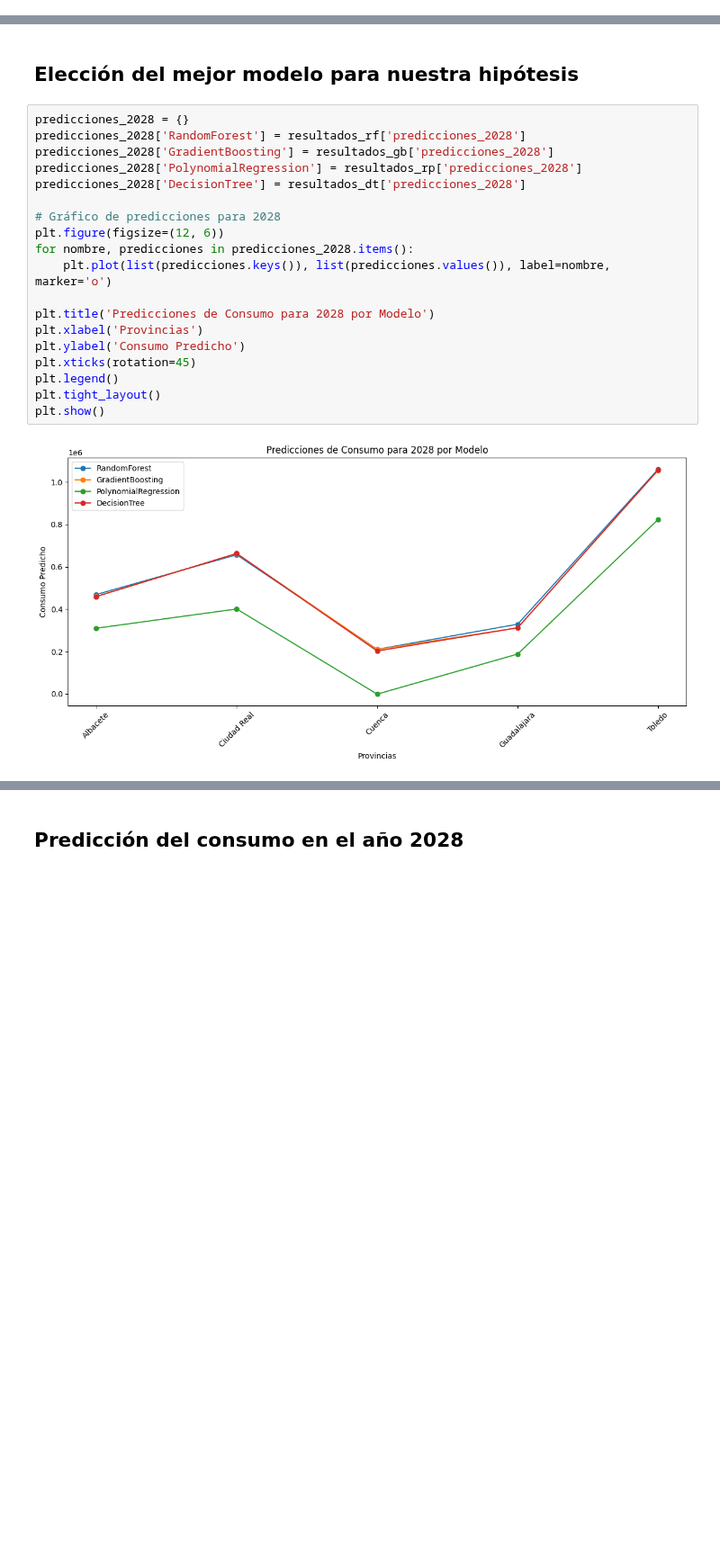
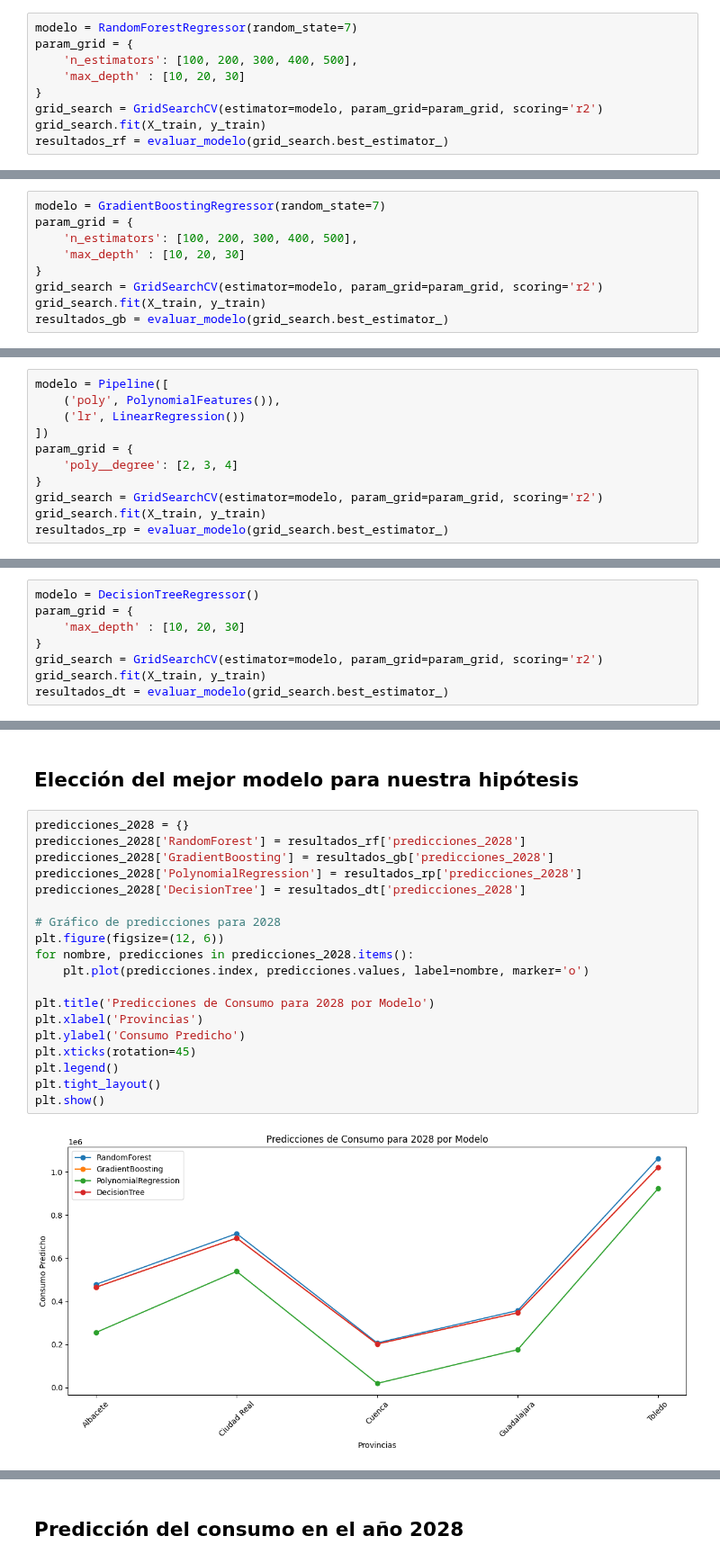
Before and after one commit to elena-17/DataMining-24-25, a Jupyter notebook: src/modeling/h5_modeling.ipynb, the cells around one changed output, grey strips where cells are left out. Shown at 90% size. Drawn from its saved outputs; the diff is of its cells as text; blank space fills up the shorter version.

```diff
--- a/src/modeling/h5_modeling.ipynb
+++ b/src/modeling/h5_modeling.ipynb
@@ -132,0 +120,9 @@ R-squared Score: 0.9894941062035013
+# %%
+modelo = RandomForestRegressor(random_state=7)
+param_grid = {
+    'n_estimators': [100, 200, 300, 400, 500],
+    'max_depth' : [10, 20, 30]
+}
+grid_search = GridSearchCV(estimator=modelo, param_grid=param_grid, scoring='r2')
+grid_search.fit(X_train, y_train)
+resultados_rf = evaluar_modelo(grid_search.best_estimator_)
@@ -152,0 +147,9 @@ R-squared Score: 0.982648521988134
+# %%
+modelo = GradientBoostingRegressor(random_state=7)
+param_grid = {
+    'n_estimators': [100, 200, 300, 400, 500],
+    'max_depth' : [10, 20, 30]
+}
+grid_search = GridSearchCV(estimator=modelo, param_grid=param_grid, scoring='r2')
+grid_search.fit(X_train, y_train)
+resultados_gb = evaluar_modelo(grid_search.best_estimator_)
@@ -175,0 +174,11 @@ R-squared Score: 0.9112740159351794
+# %%
+modelo = Pipeline([
+    ('poly', PolynomialFeatures()),
+    ('lr', LinearRegression())
+])
+param_grid = {
+    'poly__degree': [2, 3, 4]
+}
+grid_search = GridSearchCV(estimator=modelo, param_grid=param_grid, scoring='r2')
+grid_search.fit(X_train, y_train)
+resultados_rp = evaluar_modelo(grid_search.best_estimator_)
@@ -195,0 +203,8 @@ R-squared Score: 0.9830507072590832
+# %%
+modelo = DecisionTreeRegressor()
+param_grid = {
+    'max_depth' : [10, 20, 30]
+}
+grid_search = GridSearchCV(estimator=modelo, param_grid=param_grid, scoring='r2')
+grid_search.fit(X_train, y_train)
+resultados_dt = evaluar_modelo(grid_search.best_estimator_)
@@ -198,21 +223,21 @@ R-squared Score: 0.9830507072590832
 # %%
 predicciones_2028 = {}
 predicciones_2028['RandomForest'] = resultados_rf['predicciones_2028']
 predicciones_2028['GradientBoosting'] = resultados_gb['predicciones_2028']
 predicciones_2028['PolynomialRegression'] = resultados_rp['predicciones_2028']
 predicciones_2028['DecisionTree'] = resultados_dt['predicciones_2028']
 
 # Gráfico de predicciones para 2028
 plt.figure(figsize=(12, 6))
 for nombre, predicciones in predicciones_2028.items():
-    plt.plot(list(predicciones.keys()), list(predicciones.values()), label=nombre, marker='o')
+    plt.plot(predicciones.index, predicciones.values, label=nombre, marker='o')
 
 plt.title('Predicciones de Consumo para 2028 por Modelo')
 plt.xlabel('Provincias')
 plt.ylabel('Consumo Predicho')
 plt.xticks(rotation=45)
 plt.legend()
 plt.tight_layout()
 plt.show()
 # %% [output]
-[figure, old version]
+[figure, new version]
```
Also changed, not shown: parts of 15 cells of this notebook.
